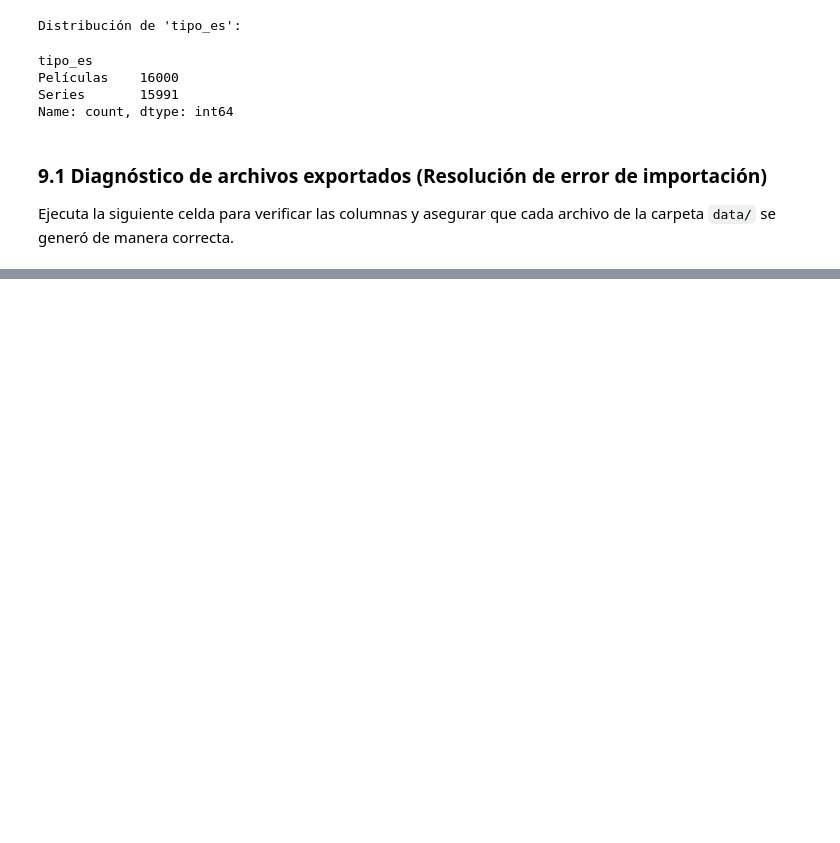
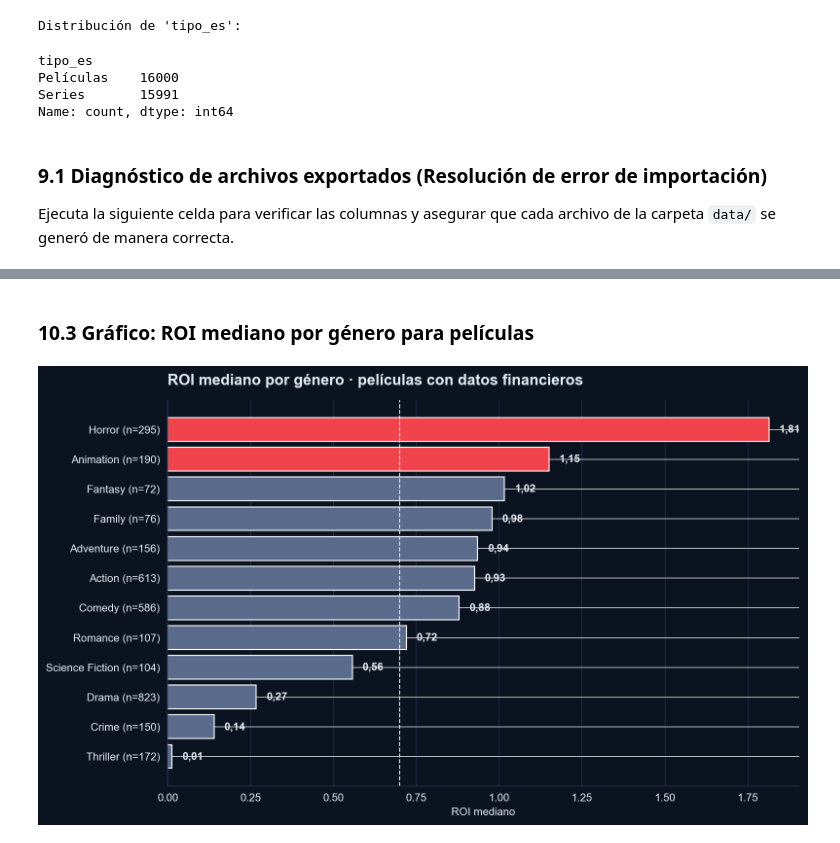
Before and after one commit to sebastiangome/Evaluaci-n-Parcial-II-Encargo-integrador, a Jupyter notebook: StreamView_Analytics_proyecto/proj/notebooks/EP2_Encargo_StreamView_corregido.ipynb, the cells around one changed output, grey strips where cells are left out. Saved outputs shown, nothing was run; the diff lists cells and outputs as text; code cells hidden in the pictures; blank space fills up the shorter version.

```diff
--- a/StreamView_Analytics_proyecto/proj/notebooks/EP2_Encargo_StreamView_corregido.ipynb
+++ b/StreamView_Analytics_proyecto/proj/notebooks/EP2_Encargo_StreamView_corregido.ipynb
@@ -711,0 +858,28 @@ Primeras 3 columnas: ['show_id', 'type', 'title'] ... y 17 columnas más.
+# %% [markdown]
+### 10.3 Gráfico: ROI mediano por género para películas
+# %%
+coma = lambda v: f"{v:.2f}".replace('.', ',')
+
+# Filtrar películas con datos financieros válidos
+fin = df[df.tiene_datos_financieros.astype(str).isin(['True', '1', 'Sí'])]
+g = fin.groupby('genero_principal').roi.agg(['median', 'count'])
+g = g[g['count'] >= 50].sort_values('median')
+
+# Gráfico 3: ROI mediano por género
+f3, a3 = base(10, 6)
+a3.grid(axis='x', color=GR, lw=.6)
+a3.set_axisbelow(True)
+b = a3.barh([f"{i} (n={int(n)})" for i, n in zip(g.index, g['count'])], g['median'],
+           color=[RED if i in ('Horror', 'Animation') else '#5B6B8C' for i in g.index])
+
+for rect, v in zip(b, g['median']):
+    a3.text(v + .03, rect.get_y() + rect.get_height() / 2, coma(v), va='center', fontsize=10, fontweight='bold')
+
+a3.axvline(0.70, color=TX, ls='--', lw=1)
+a3.set_xlabel('ROI mediano')
+a3.set_title('ROI mediano por género · películas con datos financieros', loc='left', fontsize=14, fontweight='bold', pad=14)
+f3.tight_layout()
+f3.savefig(f'{IMG_DIR}/h2_roi_por_genero.png', facecolor=BG)
+plt.show()
+# %% [output]
+[figure, added]
```
Also changed, not shown: parts of 22 cells of this notebook, 9 other files.
